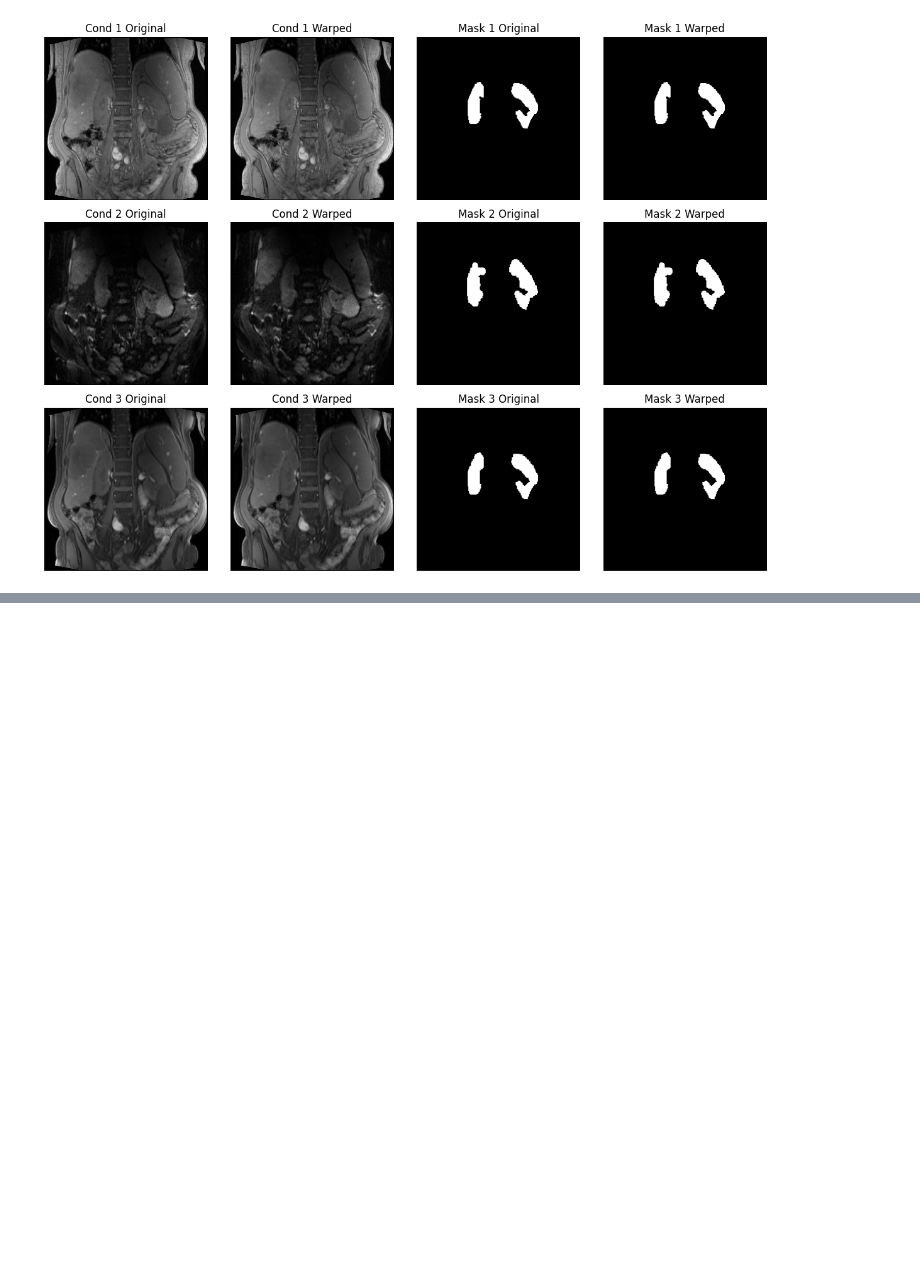
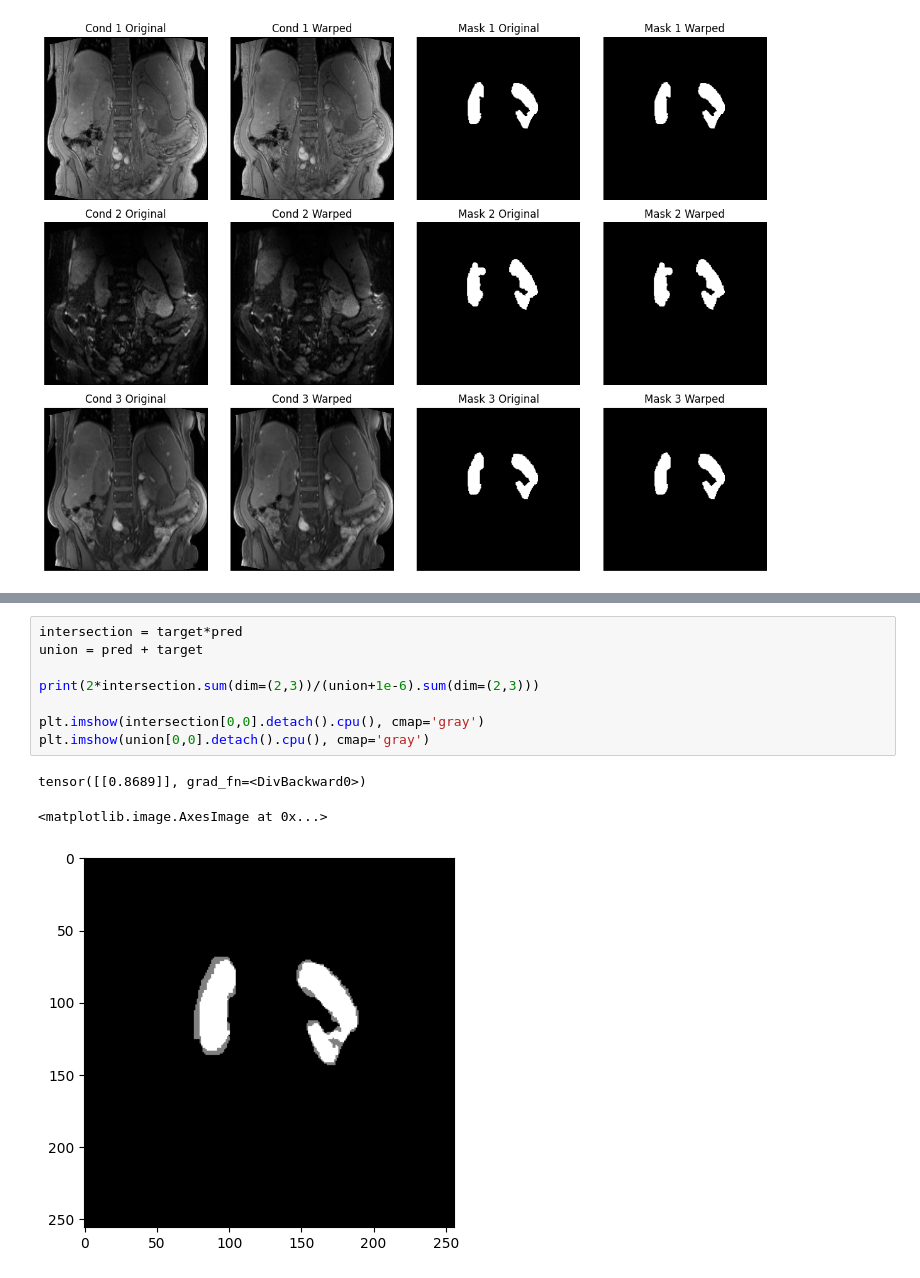
Before and after one commit to unicorne/MU-Diff, a Jupyter notebook: explore_registration.ipynb, the cells around one changed output, grey strips where cells are left out. Drawn from its saved outputs; the diff is of its cells as text; blank space fills up the shorter version.

```diff
--- a/explore_registration.ipynb
+++ b/explore_registration.ipynb
@@ -487,0 +587,12 @@ plt.show()
+# %%
+intersection = target*pred
+union = pred + target
+
+print(2*intersection.sum(dim=(2,3))/(union+1e-6).sum(dim=(2,3)))
+
+plt.imshow(intersection[0,0].detach().cpu(), cmap='gray')
+plt.imshow(union[0,0].detach().cpu(), cmap='gray')
+# %% [output]
+tensor([[0.8689]], grad_fn=<DivBackward0>)
+<matplotlib.image.AxesImage at 0x...>
+[figure, added]
```
Also changed, not shown: parts of 6 cells of this notebook, 42 other files.
